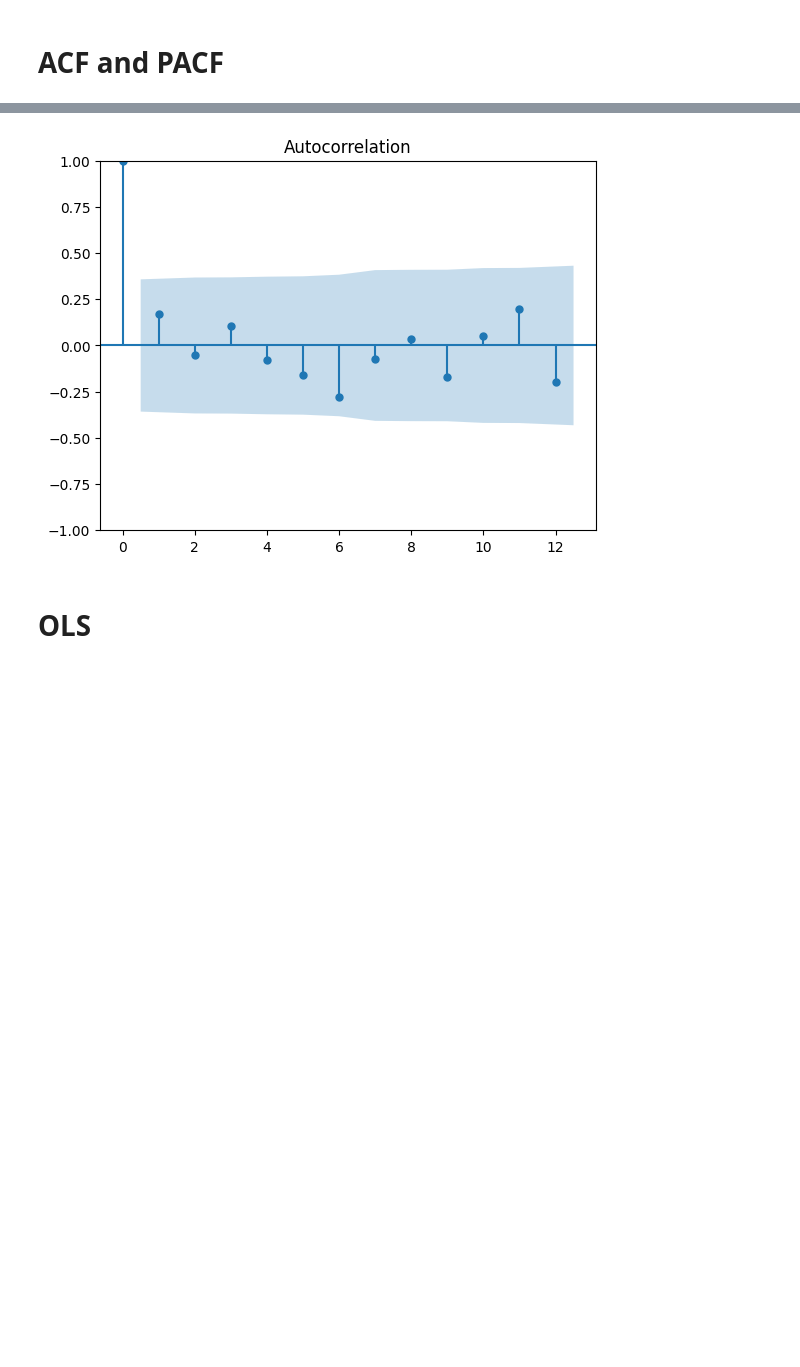
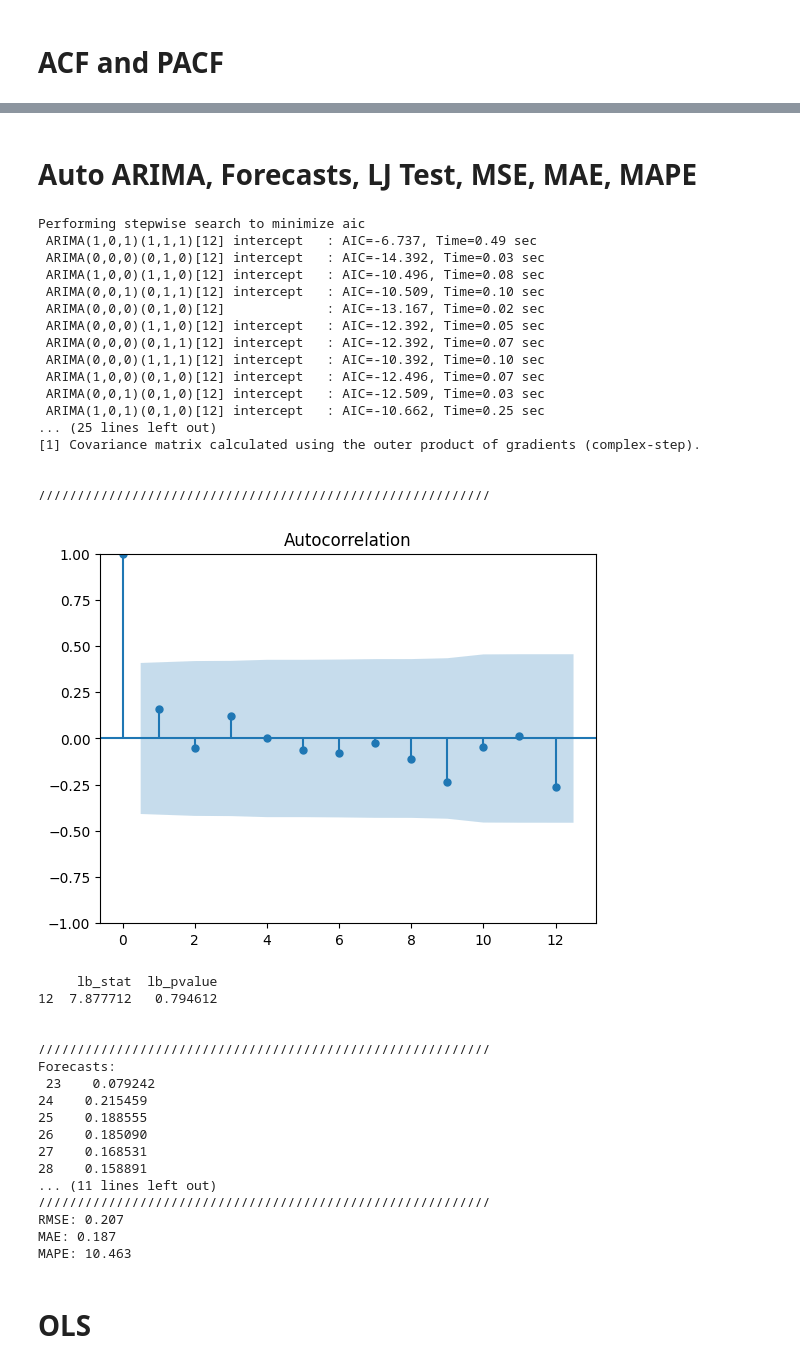
Before and after one commit to franklinchuks/Heterogeneity-and-Robustness-of-the-Kuznets-Curve, a Jupyter notebook: canada_kuznets_curve.ipynb, the cells around one changed output, grey strips where cells are left out. Cells and saved outputs as stored; diff of their text form; code cells hidden in the pictures; blank space fills up the shorter version.

```diff
--- a/canada_kuznets_curve.ipynb
+++ b/canada_kuznets_curve.ipynb
@@ -197,9 +192,70 @@ ARIMA: [ 2.77245176e+00  1.03033200e+00  7.63571839e-01 -9.02164250e-01
-# %%
-# Check the residuals
-residuals = model_fit.resid
-sm.graphics.tsa.plot_acf(residuals, lags=12)  # adjust the number of lags here
-plt.show()
-# %% [output]
-[figure, removed]
+# %% [markdown]
+<h1>Auto ARIMA, Forecasts, LJ Test, MSE, MAE, MAPE
+# %%
+train, test = train_test_split(gdp, test_size=0.2, shuffle=False)
+# Find the optimal ARIMA model for the train set
+model = auto_arima(train, start_p=1, start_q=1, max_p=3, max_q=3, m=12, seasonal=True, trace=True, error_action='ignore', suppress_warnings=True)
+model.fit(train)
+print(model.summary())
+
+print('\n\n//////////////////////////////////////////////////////////')
+# Check the residuals
+residuals = model.resid()
+sm.graphics.tsa.plot_acf(residuals, lags=12)  # adjust the number of lags here
+plt.show()
+lj = sm.stats.acorr_ljungbox(residuals, lags=[12], return_df=True)
+print(lj)
+
+print('\n\n//////////////////////////////////////////////////////////')
+start = test.index[0]
+end = test.index[-1]
+forecasts = model.predict(n_periods=len(test), start=start, end=end)
+print('Forecasts:\n', forecasts)
+print('Actual values:\n', test)
+
+print('\n\n//////////////////////////////////////////////////////////')
+# Calculate the error metrics
+rmse = np.sqrt(mean_squared_error(test, forecasts))
+mae = mean_absolute_error(test, forecasts)
+mape = mean_absolute_percentage_error(test, forecasts)
+print('RMSE: %.3f' % rmse)
+print('MAE: %.3f' % mae)
+print('MAPE: %.3f' % mape)
+# %% [output]
+Performing stepwise search to minimize aic
+ ARIMA(1,0,1)(1,1,1)[12] intercept   : AIC=-6.737, Time=0.49 sec
+ ARIMA(0,0,0)(0,1,0)[12] intercept   : AIC=-14.392, Time=0.03 sec
+ ARIMA(1,0,0)(1,1,0)[12] intercept   : AIC=-10.496, Time=0.08 sec
+ ARIMA(0,0,1)(0,1,1)[12] intercept   : AIC=-10.509, Time=0.10 sec
+ ARIMA(0,0,0)(0,1,0)[12]             : AIC=-13.167, Time=0.02 sec
+ ARIMA(0,0,0)(1,1,0)[12] intercept   : AIC=-12.392, Time=0.05 sec
+ ARIMA(0,0,0)(0,1,1)[12] intercept   : AIC=-12.392, Time=0.07 sec
+ ARIMA(0,0,0)(1,1,1)[12] intercept   : AIC=-10.392, Time=0.10 sec
+ ARIMA(1,0,0)(0,1,0)[12] intercept   : AIC=-12.496, Time=0.07 sec
+ ARIMA(0,0,1)(0,1,0)[12] intercept   : AIC=-12.509, Time=0.03 sec
+ ARIMA(1,0,1)(0,1,0)[12] intercept   : AIC=-10.662, Time=0.25 sec
+... (25 lines left out)
+[1] Covariance matrix calculated using the outer product of gradients (complex-step).
+
+
+//////////////////////////////////////////////////////////
+[figure, added]
+     lb_stat  lb_pvalue
+12  7.877712   0.794612
+
+
+//////////////////////////////////////////////////////////
+Forecasts:
+ 23    0.079242
+24    0.215459
+25    0.188555
+26    0.185090
+27    0.168531
+28    0.158891
+... (11 lines left out)
+//////////////////////////////////////////////////////////
+RMSE: 0.207
+MAE: 0.187
+MAPE: 10.463
 # %% [markdown]
 <h1>OLS
```
Also changed, not shown: parts of 15 cells of this notebook.
